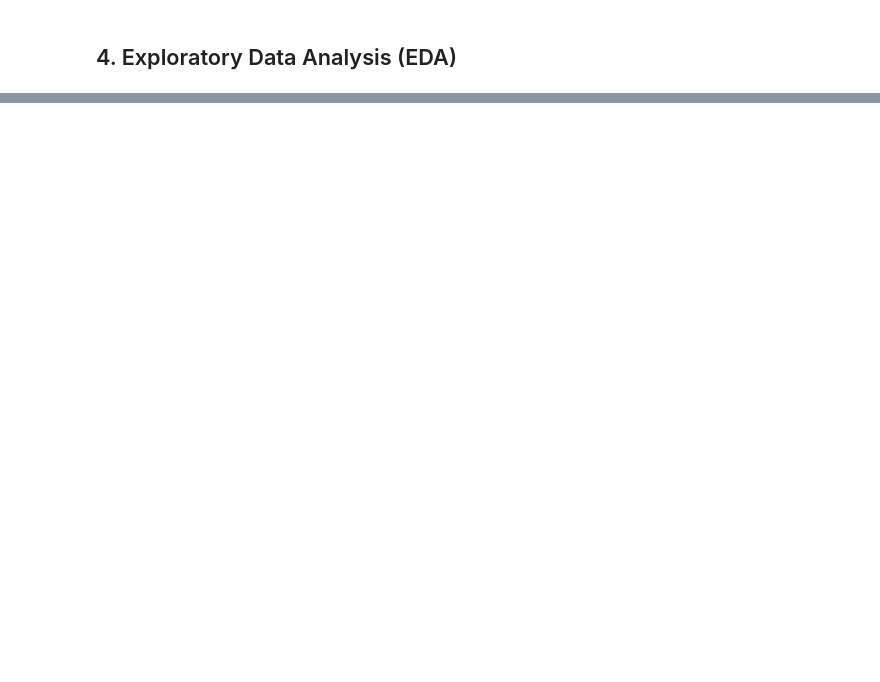
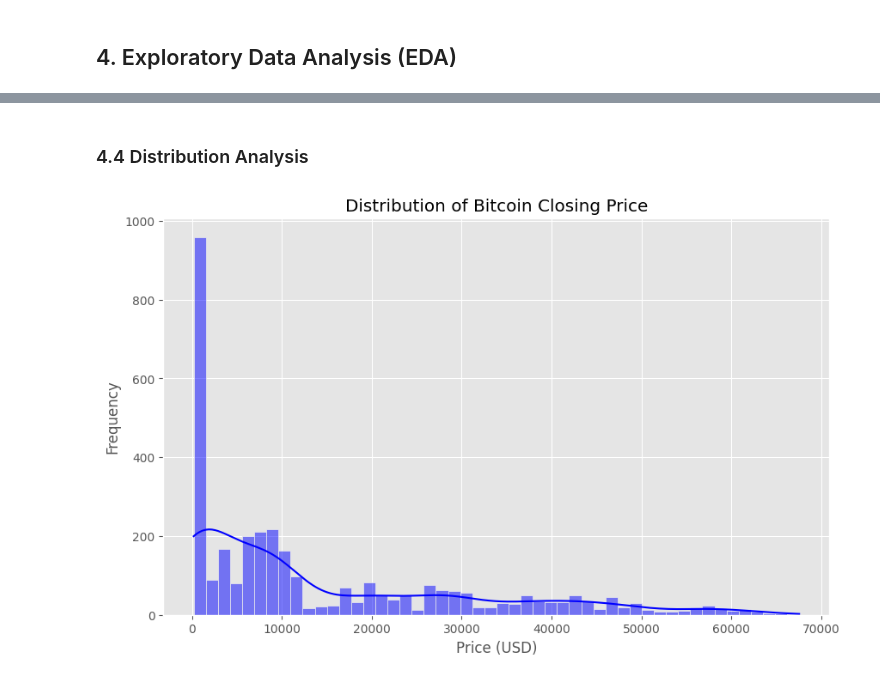
Before and after one commit to ArovaSyams/Bitcoin-Price-Prediction-with-LSTM, a Jupyter notebook: Notebook.ipynb, the cells around one changed output, grey strips where cells are left out. Cells and saved outputs as stored; diff of their text form; code cells hidden in the pictures; blank space fills up the shorter version.

```diff
--- a/Notebook.ipynb
+++ b/Notebook.ipynb
@@ -106,0 +173,12 @@ np.int64(0)
+# %% [markdown]
+### 4.4 Distribution Analysis
+# %%
+# distibution of the closing price
+plt.figure(figsize=(10, 6))
+sns.histplot(df['Close'], bins=50, kde=True, color='blue')
+plt.title('Distribution of Bitcoin Closing Price')
+plt.xlabel('Price (USD)')
+plt.ylabel('Frequency')
+plt.show()
+# %% [output]
+[figure, added]
```
Also changed, not shown: parts of 8 cells of this notebook.
